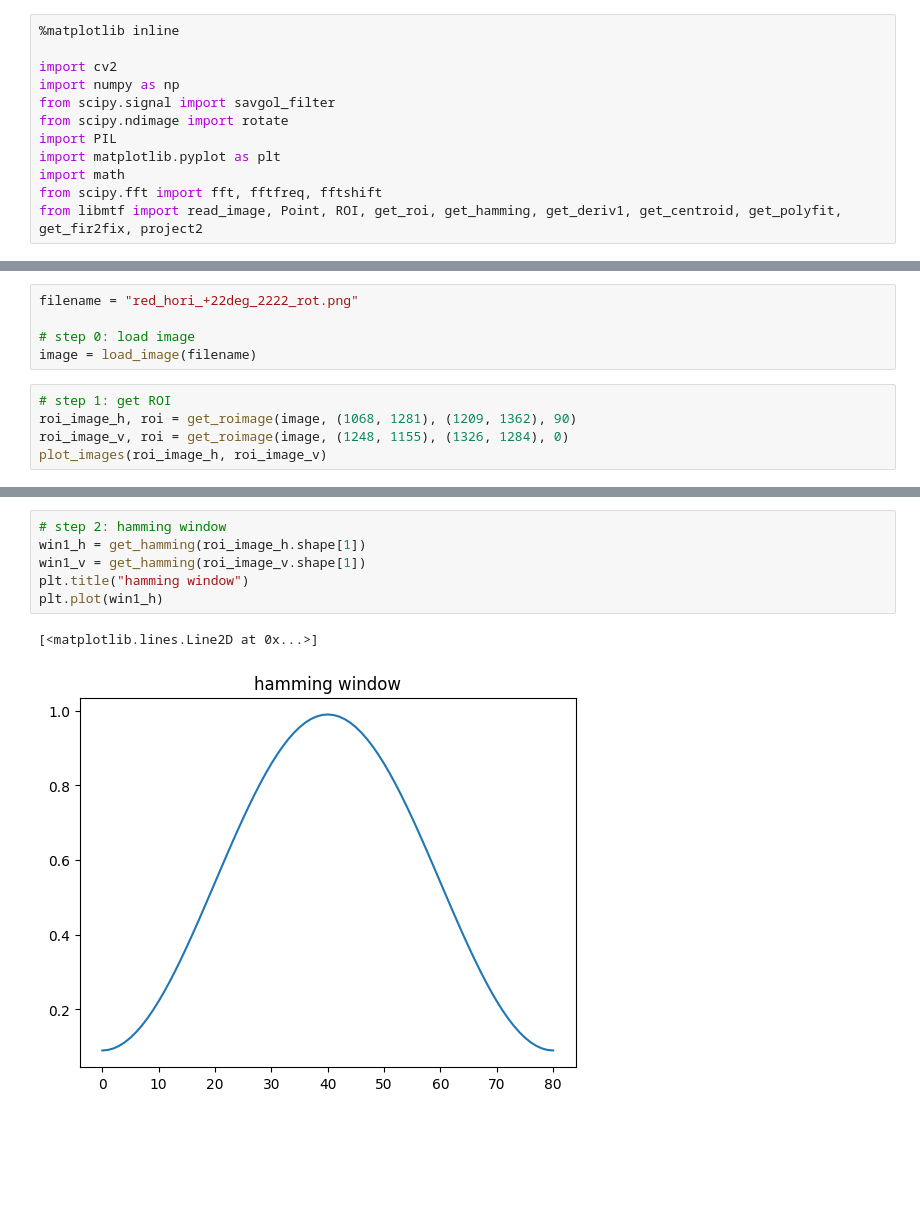
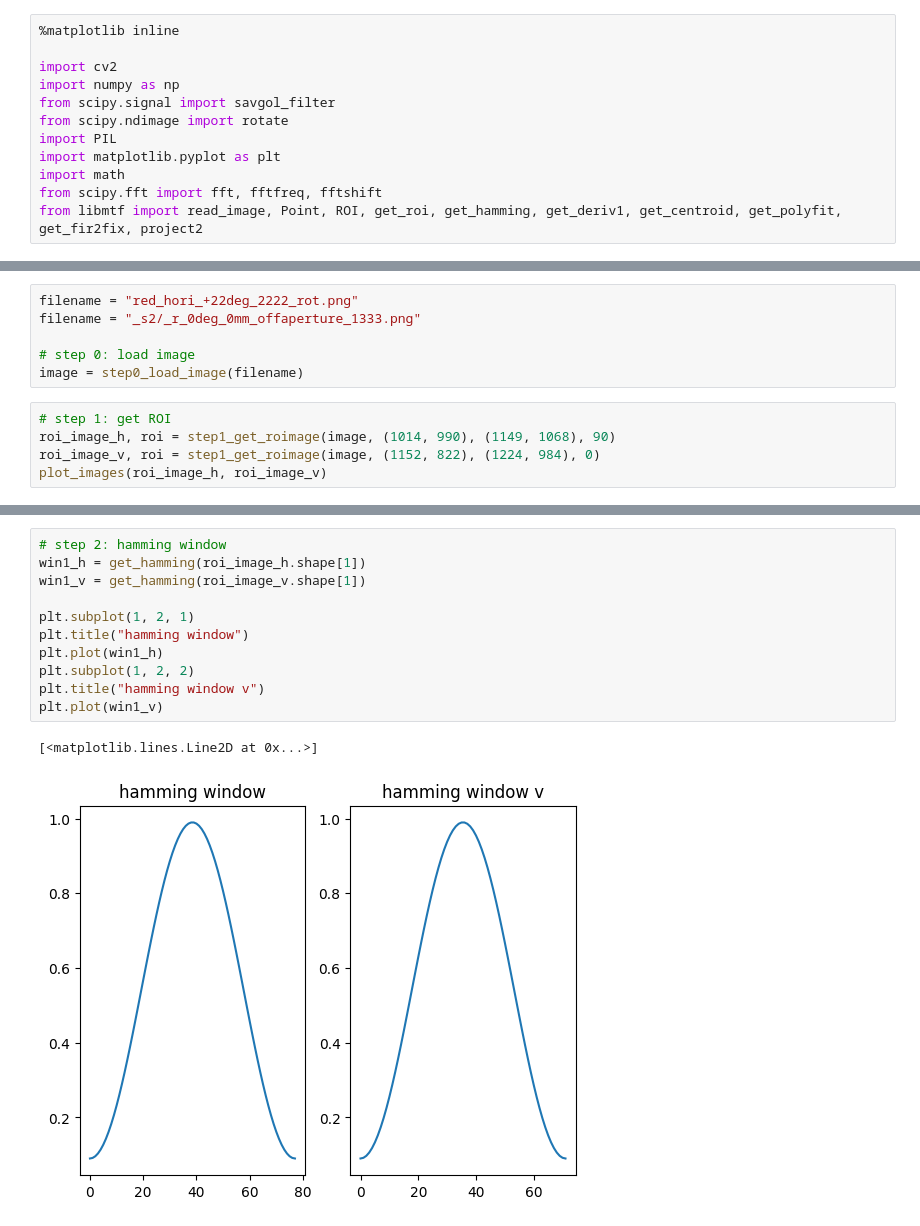
Before and after one commit to lucaswewa/mtf, a Jupyter notebook: mtf_book.ipynb, the cells around one changed output, grey strips where cells are left out. Drawn from its saved outputs; the diff is of its cells as text; blank space fills up the shorter version.

```diff
--- a/mtf_book.ipynb
+++ b/mtf_book.ipynb
@@ -162,12 +185,13 @@ def plot_mtf(freq_data, mtf_data):
     plt.legend()
 # %%
 filename = "red_hori_+22deg_2222_rot.png"
+filename = "_s2/_r_0deg_0mm_offaperture_1333.png"
 
 # step 0: load image
-image = load_image(filename)
+image = step0_load_image(filename)
 # %%
 # step 1: get ROI
-roi_image_h, roi = get_roimage(image, (1068, 1281), (1209, 1362), 90)
-roi_image_v, roi = get_roimage(image, (1248, 1155), (1326, 1284), 0)
+roi_image_h, roi = step1_get_roimage(image, (1014, 990), (1149, 1068), 90)
+roi_image_v, roi = step1_get_roimage(image, (1152, 822), (1224, 984), 0)
 plot_images(roi_image_h, roi_image_v)
 # %% [output]
@@ -175,12 +199,17 @@ plot_images(roi_image_h, roi_image_v)
 # %%
 # step 2: hamming window
 win1_h = get_hamming(roi_image_h.shape[1])
 win1_v = get_hamming(roi_image_v.shape[1])
+
+plt.subplot(1, 2, 1)
 plt.title("hamming window")
 plt.plot(win1_h)
+plt.subplot(1, 2, 2)
+plt.title("hamming window v")
+plt.plot(win1_v)
 # %% [output]
 [<matplotlib.lines.Line2D at 0x...>]
-[figure, old version]
+[figure, new version]
 # %%
 # step 3: get derivative
 deriv_h = get_derivative(roi_image_h)
```
Also changed, not shown: parts of 13 cells of this notebook, 30 other files.
